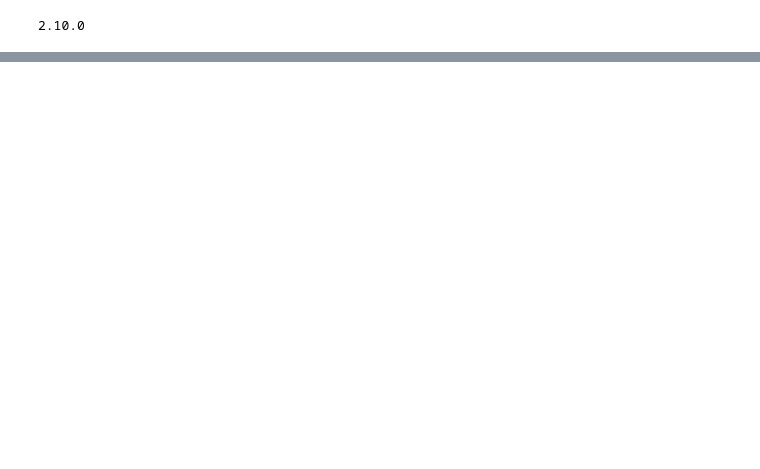
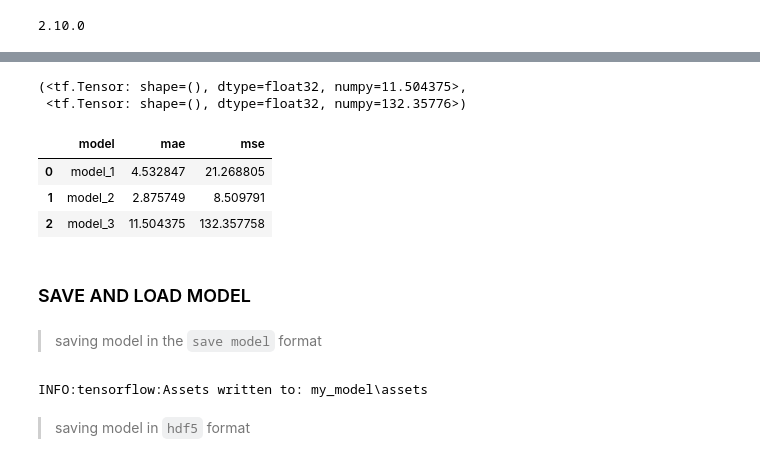
Before and after one commit to Vikram-2004/tf, a Jupyter notebook: neural_network_regression.ipynb, the cells around one changed output, grey strips where cells are left out. Drawn from its saved outputs; the diff is of its cells as text; code cells hidden in the pictures; blank space fills up the shorter version.

```diff
--- a/neural_network_regression.ipynb
+++ b/neural_network_regression.ipynb
@@ -24,0 +259,12 @@ plt.scatter(X,y)
+# %%
+tf.random.set_seed(42)
+
+model_3 = tf.keras.Sequential([
+    tf.keras.layers.Dense(10,activation="relu"),
+    tf.keras.layers.Dense(1)
+])
+model_3.compile(loss = tf.keras.losses.mae,
+              optimizer = tf.keras.optimizers.Adam(learning_rate = 0.01),
+              metrics=["mae"])
+
+model_3.fit(X_train,y_train,epochs=500)
@@ -24,0 +290,3 @@ plt.scatter(X,y)
+# %%
+y_preds_3 = model_3.predict(y_test)
+y_preds_3,y_test
@@ -24,0 +316,31 @@ plt.scatter(X,y)
+# %%
+mae_3 = mae(y_test,y_preds_3)
+mse_3 = mse(y_test,y_preds_3)
+mae_3,mse_3
+# %% [output]
+(<tf.Tensor: shape=(), dtype=float32, numpy=11.504375>,
+ <tf.Tensor: shape=(), dtype=float32, numpy=132.35776>)
+# %%
+model_results = {
+    "model":["model_1","model_2","model_3"],
+    "mae":[mae_1.numpy(),mae_2.numpy(),mae_3.numpy()],
+    "mse":[mse_1.numpy(),mse_2.numpy(),mse_3.numpy()]
+}
+all_results = pd.DataFrame(model_results)
+# %%
+all_results.head()
+# %% [output]
+|  | model | mae | mse |
+| 0 | model_1 | 4.532847 | 21.268805 |
+| 1 | model_2 | 2.875749 | 8.509791 |
+| 2 | model_3 | 11.504375 | 132.357758 |
+# %% [markdown]
+### SAVE AND LOAD MODEL
+# %% [markdown]
+> saving model in the `save model` format
+# %%
+model_2.save("my_model")
+# %% [output]
+INFO:tensorflow:Assets written to: my_model\assets
+# %% [markdown]
+> saving model in `hdf5` format
```
Also changed, not shown: parts of 45 cells of this notebook, 8 other files.
